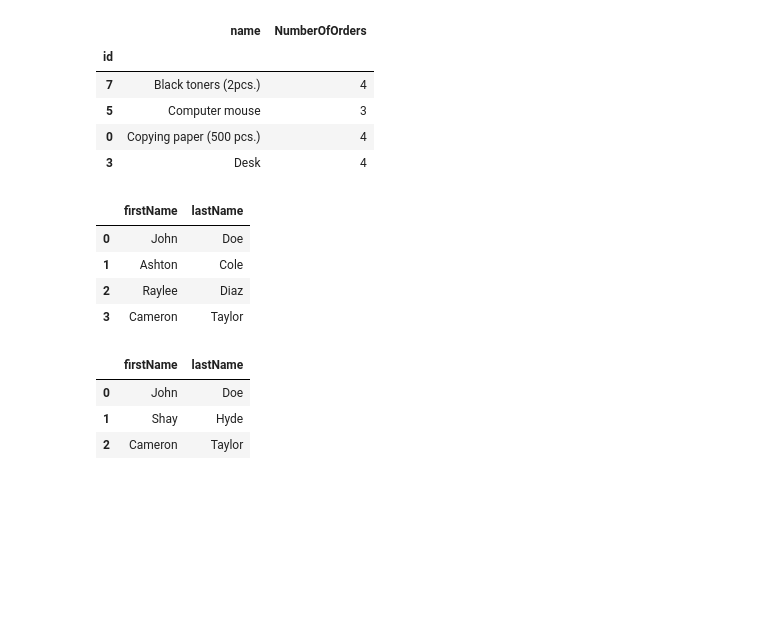
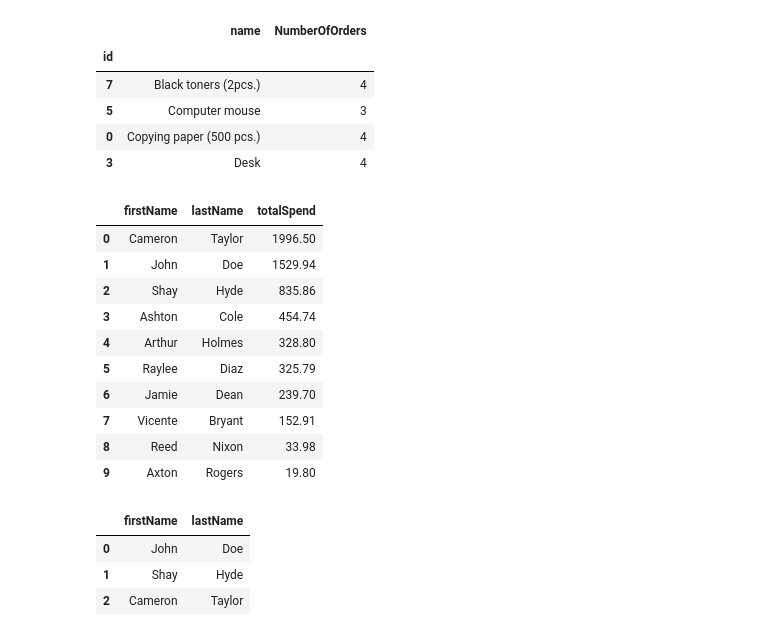
Before and after one commit to JoepBeurskens/Datacademy_Demo, a Jupyter notebook: Modules/M3_SQL/src/main.ipynb, the cells around one changed output. Drawn from its saved outputs; the diff is of its cells as text; code cells hidden in the pictures; blank space fills up the shorter version.

```diff
--- a/Modules/M3_SQL/src/main.ipynb
+++ b/Modules/M3_SQL/src/main.ipynb
@@ -454,20 +454,26 @@ db.execute_query(query=Q_E1, return_df=True, exercise="E1")
 # %%
 Q_E3 = """
     SELECT customers.firstName, customers.lastName, SUM(orders.quantity * products.price) AS totalSpend
     FROM customers
     INNER JOIN orders ON orders.customerId = customers.id
     INNER JOIN products ON products.id = orders.productId
     GROUP BY customers.id
     ORDER BY totalSpend DESC;
     """
 
-db.execute_query(query=Q_E2, return_df=True, exercise="E2")
+db.execute_query(query=Q_E3, return_df=True, exercise="E2")
 # %% [output]
-|  | firstName | lastName |
-| 0 | John | Doe |
-| 1 | Ashton | Cole |
-| 2 | Raylee | Diaz |
-| 3 | Cameron | Taylor |
+|  | firstName | lastName | totalSpend |
+| 0 | Cameron | Taylor | 1996.50 |
+| 1 | John | Doe | 1529.94 |
+| 2 | Shay | Hyde | 835.86 |
+| 3 | Ashton | Cole | 454.74 |
+| 4 | Arthur | Holmes | 328.80 |
+| 5 | Raylee | Diaz | 325.79 |
+| 6 | Jamie | Dean | 239.70 |
+| 7 | Vicente | Bryant | 152.91 |
+| 8 | Reed | Nixon | 33.98 |
+| 9 | Axton | Rogers | 19.80 |
 # %%
 Q_E4 = """
     SELECT customers.firstName, customers.lastName
```
Also changed, not shown: parts of 1 cell of this notebook, 1 other file.
